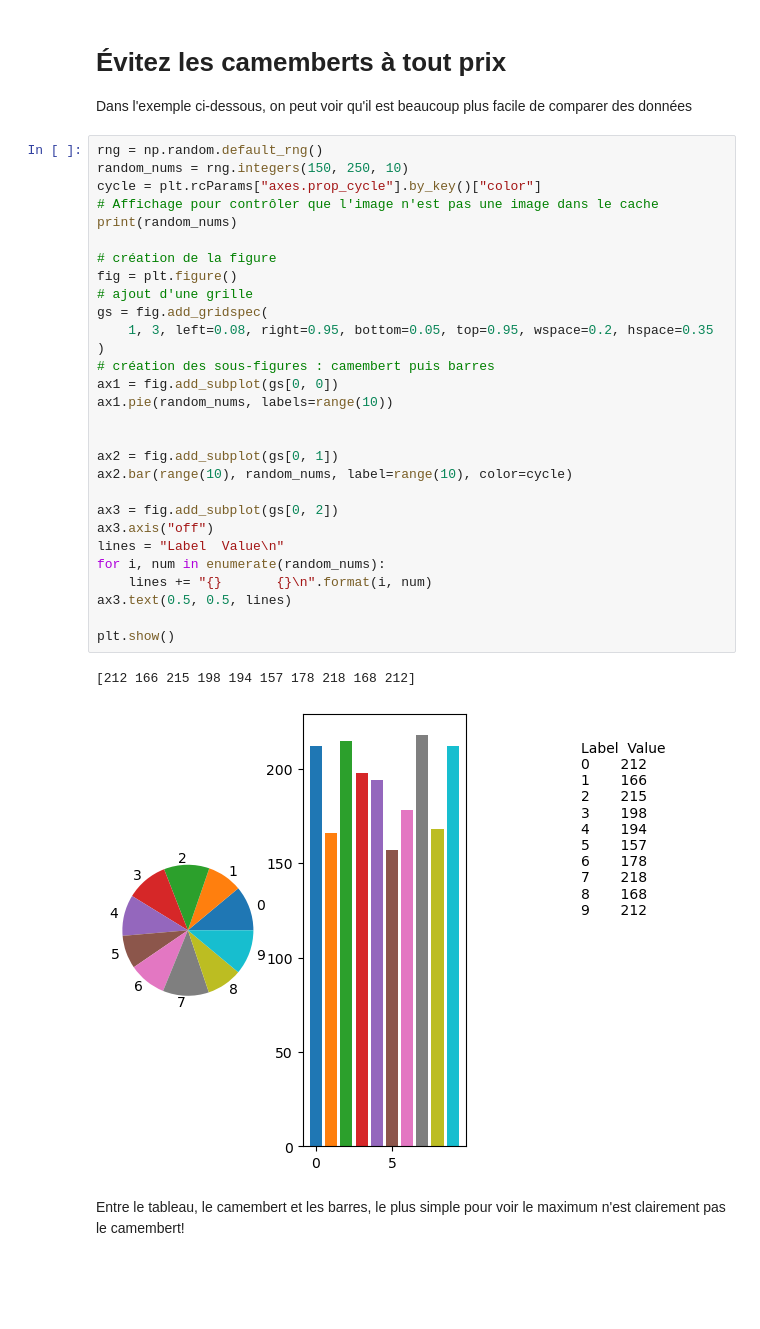
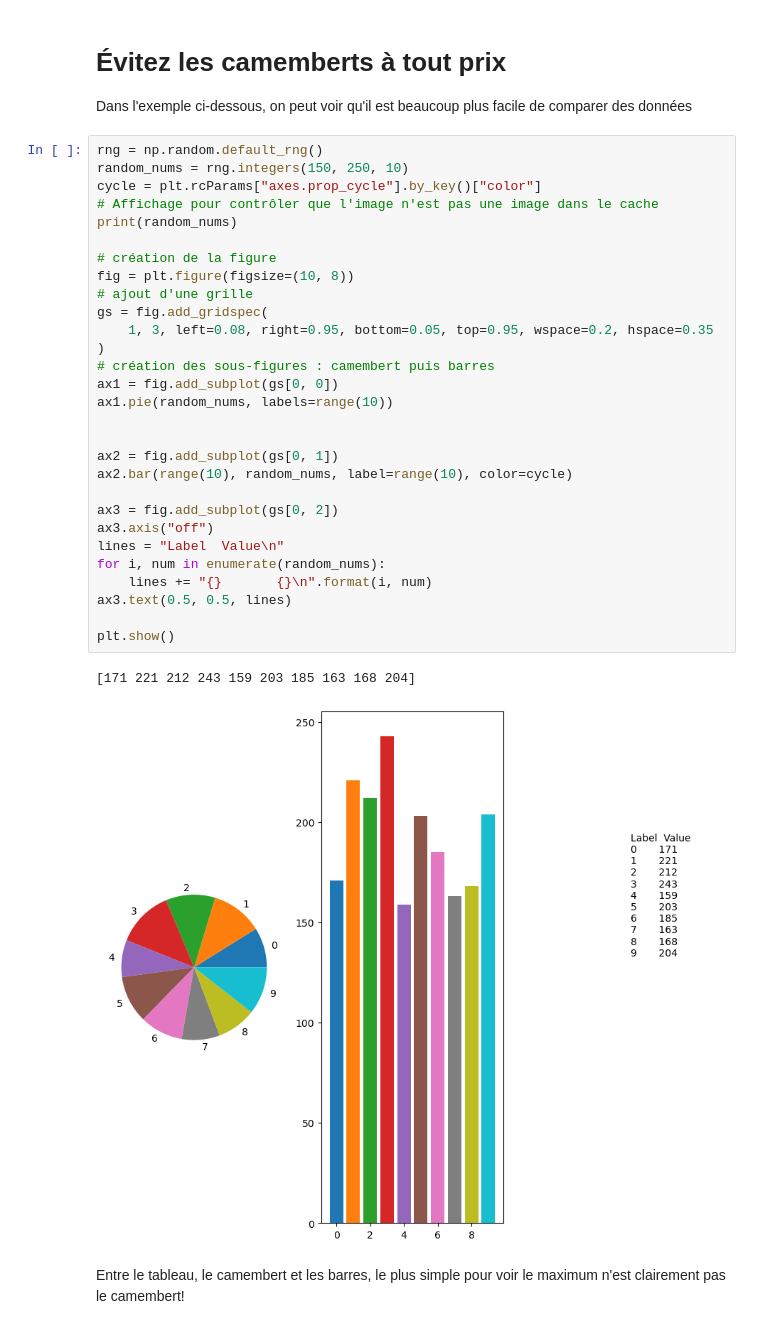
Before and after one commit to MartinVerot/ONP, a Jupyter notebook: exo/ch8-matplotlib.ipynb, the cells around one changed output. Cells and saved outputs as stored; diff of their text form; blank space fills up the shorter version.

```diff
--- a/exo/ch8-matplotlib.ipynb
+++ b/exo/ch8-matplotlib.ipynb
@@ -10,35 +10,35 @@ Dans l'exemple ci-dessous, on peut voir qu'il est beaucoup plus facile de compar
 # %%
 rng = np.random.default_rng()
 random_nums = rng.integers(150, 250, 10)
 cycle = plt.rcParams["axes.prop_cycle"].by_key()["color"]
 # Affichage pour contrôler que l'image n'est pas une image dans le cache
 print(random_nums)
 
 # création de la figure
-fig = plt.figure()
+fig = plt.figure(figsize=(10, 8))
 # ajout d'une grille
 gs = fig.add_gridspec(
     1, 3, left=0.08, right=0.95, bottom=0.05, top=0.95, wspace=0.2, hspace=0.35
 )
 # création des sous-figures : camembert puis barres
 ax1 = fig.add_subplot(gs[0, 0])
 ax1.pie(random_nums, labels=range(10))
 
 
 ax2 = fig.add_subplot(gs[0, 1])
 ax2.bar(range(10), random_nums, label=range(10), color=cycle)
 
 ax3 = fig.add_subplot(gs[0, 2])
 ax3.axis("off")
 lines = "Label  Value\n"
 for i, num in enumerate(random_nums):
     lines += "{}       {}\n".format(i, num)
 ax3.text(0.5, 0.5, lines)
 
 plt.show()
 # %% [output]
-[212 166 215 198 194 157 178 218 168 212]
+[171 221 212 243 159 203 185 163 168 204]
-[figure, old version]
+[figure, new version]
 # %% [markdown]
 Entre le tableau, le camembert et les barres, le plus simple pour voir le maximum n'est clairement pas le camembert!
 # %% [markdown]
```
Also changed, not shown: parts of 9 cells of this notebook, 6 other files.
